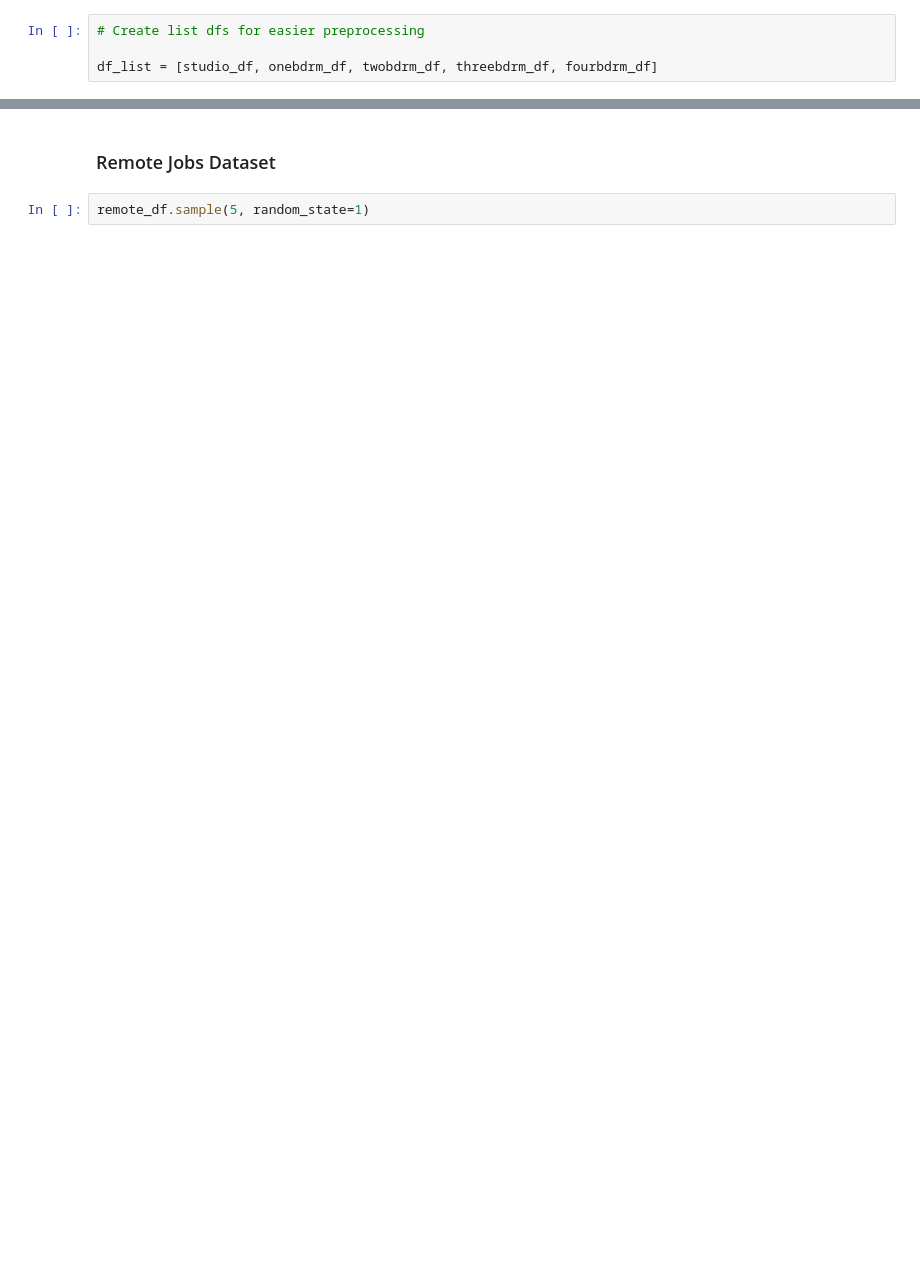
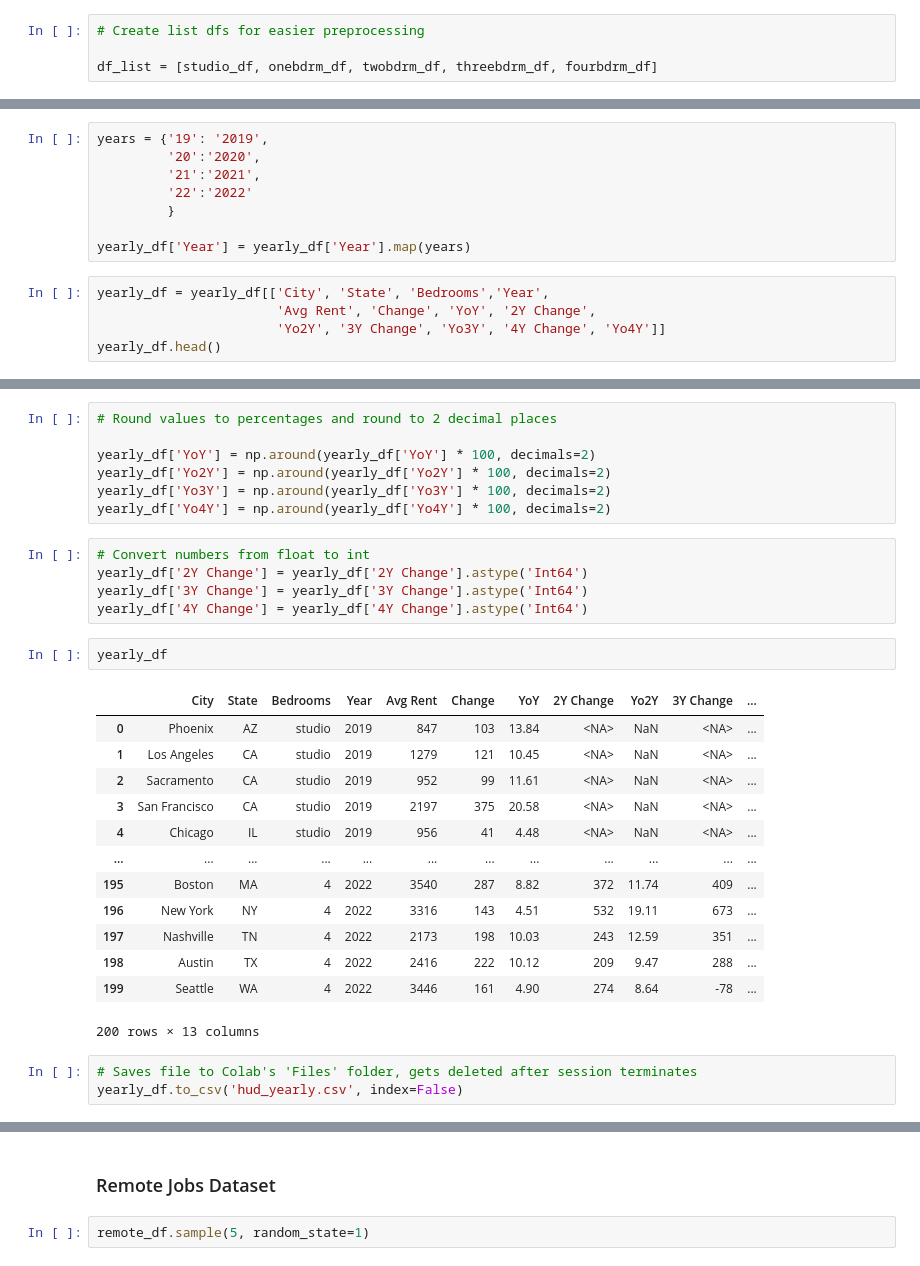
Before and after one commit to Keren-Neeq/DS4A-Team1, a Jupyter notebook: notebooks/Team1_EDA.ipynb, the cells around one changed output, grey strips where cells are left out. Drawn from its saved outputs; the diff is of its cells as text; blank space fills up the shorter version.

Commit message:
reshaped hud_clean.csv and created hud_yearly.csv csv file

```diff
--- a/notebooks/Team1_EDA.ipynb
+++ b/notebooks/Team1_EDA.ipynb
@@ -826,0 +500,13 @@ merged_df
+# %%
+years = {'19': '2019',
+         '20':'2020',
+         '21':'2021',
+         '22':'2022'
+         }
+
+yearly_df['Year'] = yearly_df['Year'].map(years)
+# %%
+yearly_df = yearly_df[['City', 'State', 'Bedrooms','Year',
+                       'Avg Rent', 'Change', 'YoY', '2Y Change',
+                       'Yo2Y', '3Y Change', 'Yo3Y', '4Y Change', 'Yo4Y']]
+yearly_df.head()
@@ -826,0 +520,31 @@ merged_df
+# %%
+# Round values to percentages and round to 2 decimal places
+
+yearly_df['YoY'] = np.around(yearly_df['YoY'] * 100, decimals=2)
+yearly_df['Yo2Y'] = np.around(yearly_df['Yo2Y'] * 100, decimals=2)
+yearly_df['Yo3Y'] = np.around(yearly_df['Yo3Y'] * 100, decimals=2)
+yearly_df['Yo4Y'] = np.around(yearly_df['Yo4Y'] * 100, decimals=2)
+# %%
+# Convert numbers from float to int
+yearly_df['2Y Change'] = yearly_df['2Y Change'].astype('Int64')
+yearly_df['3Y Change'] = yearly_df['3Y Change'].astype('Int64')
+yearly_df['4Y Change'] = yearly_df['4Y Change'].astype('Int64')
+# %%
+yearly_df
+# %% [output]
+|  | City | State | Bedrooms | Year | Avg Rent | Change | YoY | 2Y Change | Yo2Y | 3Y Change | ... |
+| 0 | Phoenix | AZ | studio | 2019 | 847 | 103 | 13.84 | <NA> | NaN | <NA> | ... |
+| 1 | Los Angeles | CA | studio | 2019 | 1279 | 121 | 10.45 | <NA> | NaN | <NA> | ... |
+| 2 | Sacramento | CA | studio | 2019 | 952 | 99 | 11.61 | <NA> | NaN | <NA> | ... |
+| 3 | San Francisco | CA | studio | 2019 | 2197 | 375 | 20.58 | <NA> | NaN | <NA> | ... |
+| 4 | Chicago | IL | studio | 2019 | 956 | 41 | 4.48 | <NA> | NaN | <NA> | ... |
+| ... | ... | ... | ... | ... | ... | ... | ... | ... | ... | ... | ... |
+| 195 | Boston | MA | 4 | 2022 | 3540 | 287 | 8.82 | 372 | 11.74 | 409 | ... |
+| 196 | New York | NY | 4 | 2022 | 3316 | 143 | 4.51 | 532 | 19.11 | 673 | ... |
+| 197 | Nashville | TN | 4 | 2022 | 2173 | 198 | 10.03 | 243 | 12.59 | 351 | ... |
+| 198 | Austin | TX | 4 | 2022 | 2416 | 222 | 10.12 | 209 | 9.47 | 288 | ... |
+| 199 | Seattle | WA | 4 | 2022 | 3446 | 161 | 4.90 | 274 | 8.64 | -78 | ... |
+200 rows × 13 columns
+# %%
+# Saves file to Colab's 'Files' folder, gets deleted after session terminates
+yearly_df.to_csv('hud_yearly.csv', index=False)
```
Also changed, not shown: parts of 60 cells of this notebook.
